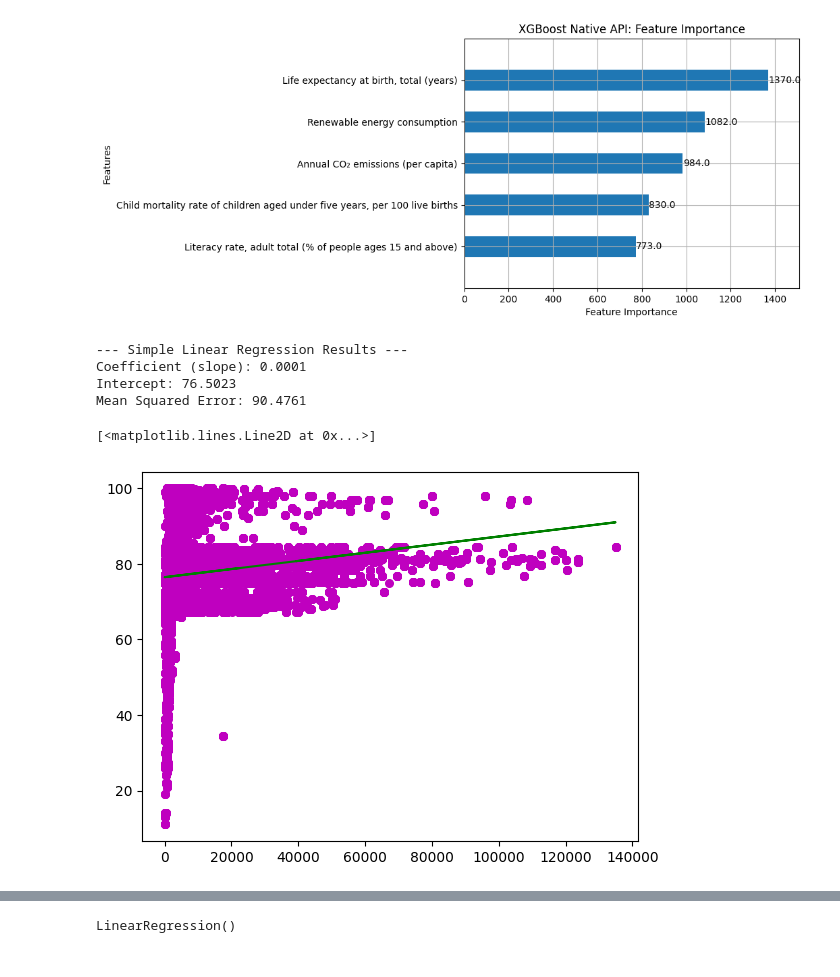
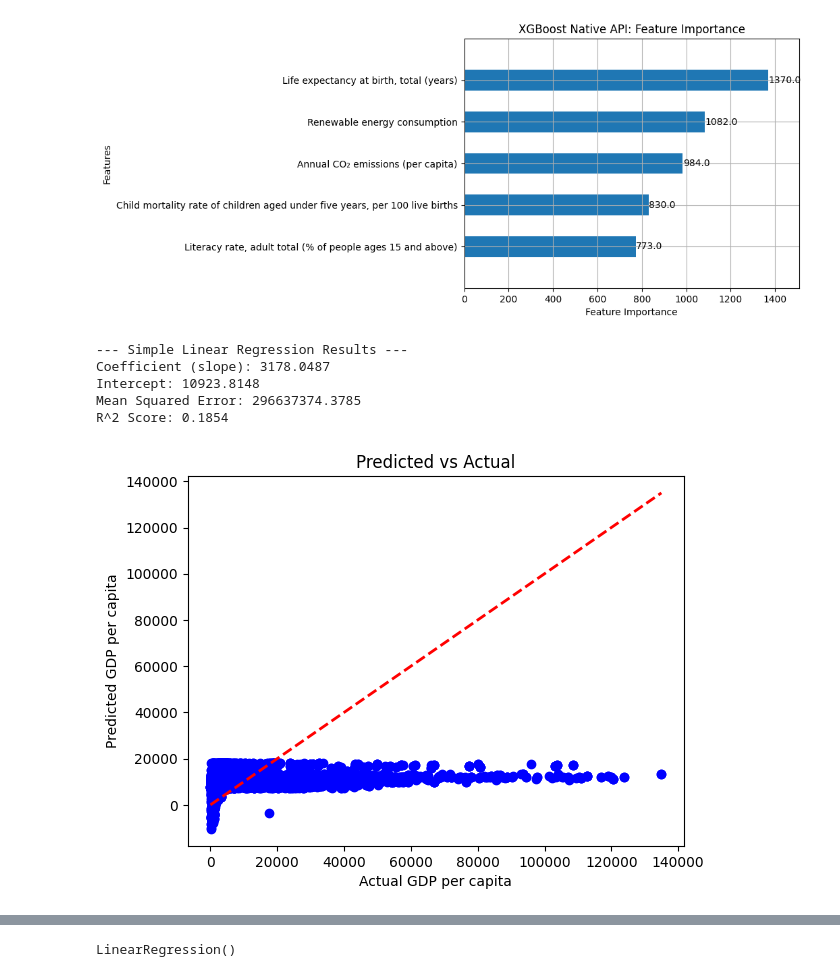
Before and after one commit to MirOsamaAli03/World-Trends-Analyzer, a Jupyter notebook: World_Analyzer_ml.ipynb, the cells around one changed output, grey strips where cells are left out. Drawn from its saved outputs; the diff is of its cells as text; code cells hidden in the pictures.

```diff
--- a/World_Analyzer_ml.ipynb
+++ b/World_Analyzer_ml.ipynb
@@ -130,13 +152,18 @@ plt.show()
 # %%
 from sklearn.linear_model import LinearRegression
 from sklearn.metrics import mean_squared_error
+# %%
+# Select the independent variable (X) and dependent variable (y)
+X_simple = df[['Literacy rate, adult total (% of people ages 15 and above)']] # Notice the double brackets for DataFrame subsetting
+y_simple = df['GDP per capita (current US$)']
 # %%
-# Select the independent variable (X) and dependent variable (y)
-X_simple = df[['GDP per capita (current US$)']] # Notice the double brackets for DataFrame subsetting
-y_simple = df['Literacy rate, adult total (% of people ages 15 and above)']
+
+scaler = StandardScaler()
+
+X_scaled = scaler.fit_transform(X_simple)
 
 # Split the data into training and testing sets
-X_train_s, X_test_s, y_train_s, y_test_s = train_test_split(X_simple, y_simple, test_size=0.2, random_state=42)
+X_train_s, X_test_s, y_train_s, y_test_s = train_test_split(X_scaled, y_simple, test_size=0.2, random_state=42)
 
 # Create and fit the simple linear regression model
 model_simple = LinearRegression()
@@ -153,15 +180,21 @@ print(f"Intercept: {model_simple.intercept_:.4f}")
 # Evaluate the model
 mse_simple = mean_squared_error(y_test_s, y_pred_s)
 print(f"Mean Squared Error: {mse_simple:.4f}")
+print(f"R^2 Score: {r2:.4f}")
 # %% [output]
 --- Simple Linear Regression Results ---
-Coefficient (slope): 0.0001
-Intercept: 76.5023
-Mean Squared Error: 90.4761
+Coefficient (slope): 3178.0487
+Intercept: 10923.8148
+Mean Squared Error: 296637374.3785
+R^2 Score: 0.1854
-# %%
-plt.scatter(X_train_s, y_train_s, color = "m",marker = "o", s = 30)
-
-plt.plot(X_test_s, y_pred_s, color = "g")
-# %% [output]
-[<matplotlib.lines.Line2D at 0x...>]
-[figure, removed]
+# %%
+plt.scatter(y_test_s, y_pred_s, color="blue")
+plt.plot([y_test_s.min(), y_test_s.max()],
+         [y_test_s.min(), y_test_s.max()],
+         "r--", lw=2)  # perfect prediction line
+plt.xlabel("Actual GDP per capita")
+plt.ylabel("Predicted GDP per capita")
+plt.title("Predicted vs Actual")
+plt.show()
+# %% [output]
+[figure, added]
```
Also changed, not shown: parts of 8 cells of this notebook.
